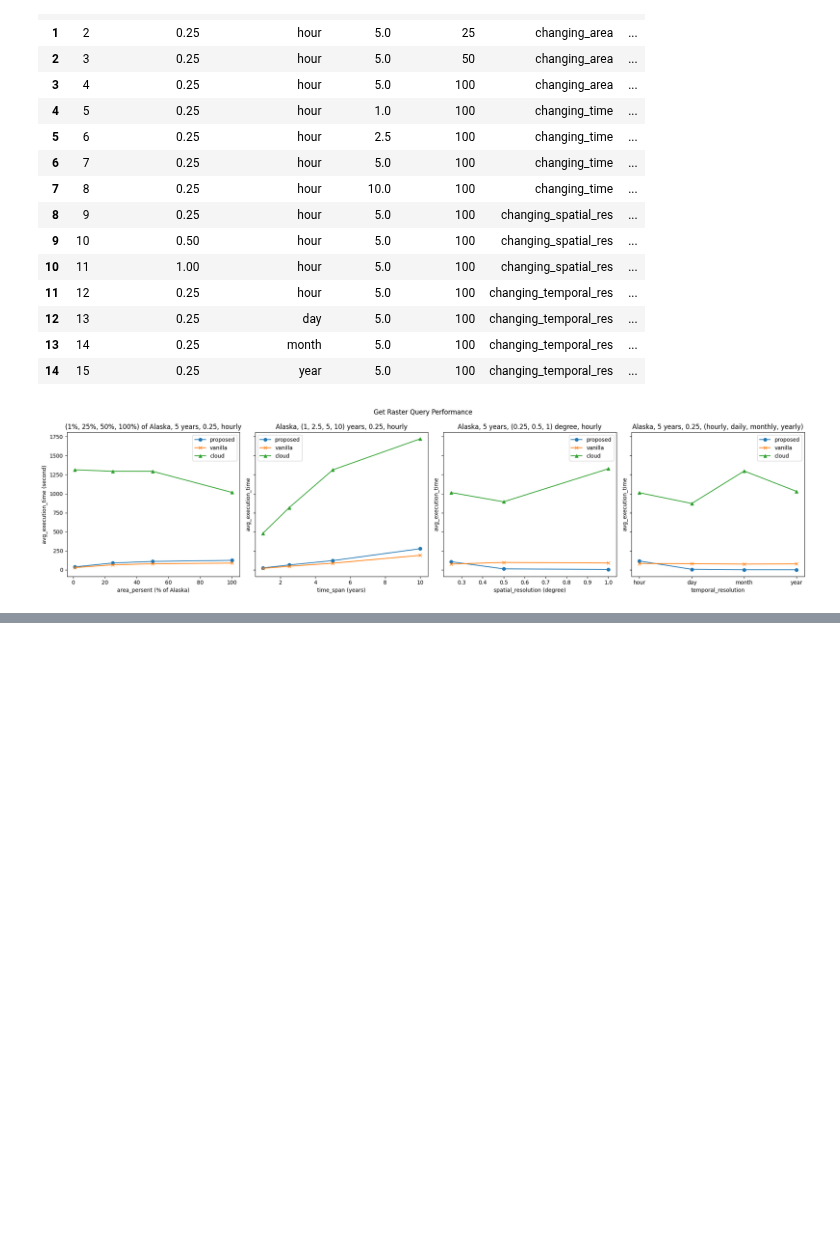
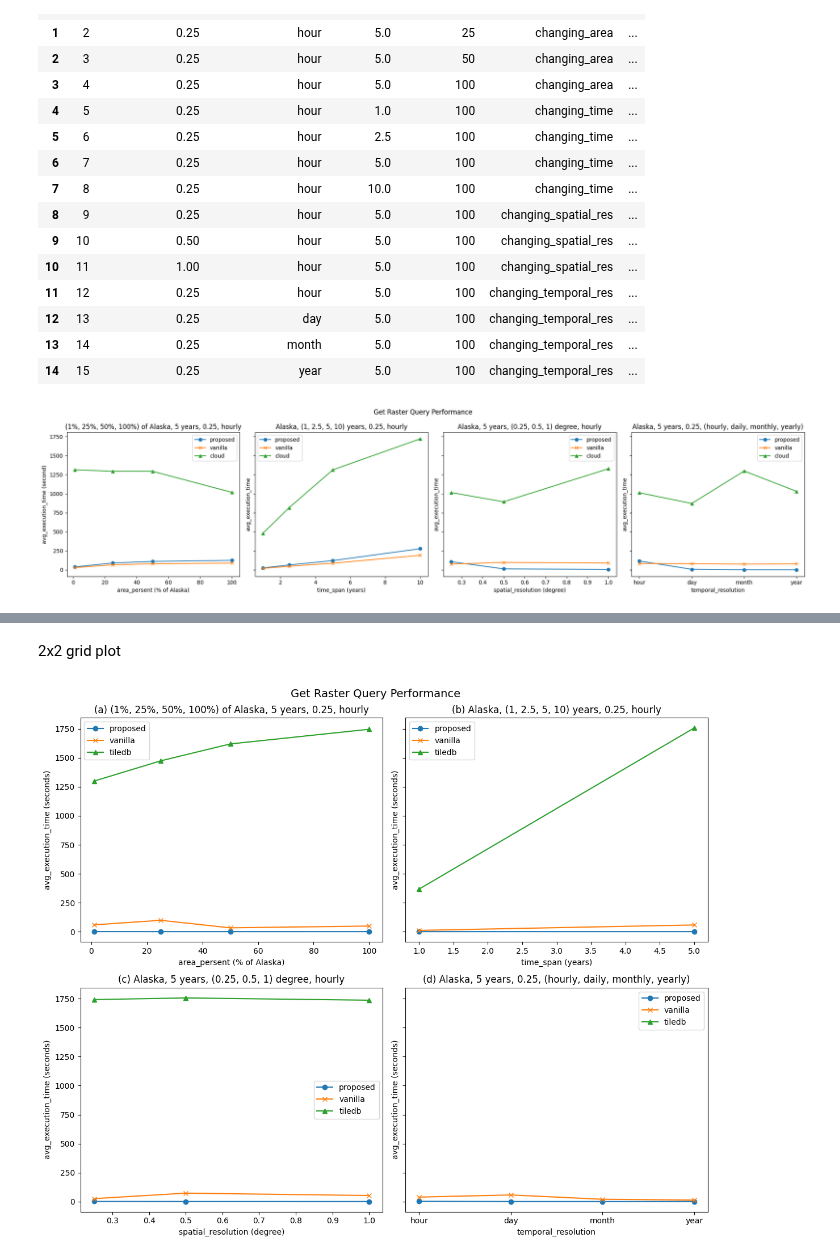
Before and after one commit to iharp3/experiment-kit, a Jupyter notebook: experiment/results/plot.ipynb, the cells around one changed output, grey strips where cells are left out. Saved outputs shown, nothing was run; the diff lists cells and outputs as text; code cells hidden in the pictures; blank space fills up the shorter version.

```diff
--- a/experiment/results/plot.ipynb
+++ b/experiment/results/plot.ipynb
@@ -135,0 +335,45 @@ df_tiledb
+# %% [markdown]
+2x2 grid plot
+# %%
+# INCLUDING CHANGINT TIME RESOLUTION FOR TILEDB
+
+import matplotlib.pyplot as plt
+
+fig, axs = plt.subplots(2, 2, figsize=(12, 10), sharey=True)
+
+titles = [
+    "(a) (1%, 25%, 50%, 100%) of Alaska, 5 years, 0.25, hourly",
+    "(b) Alaska, (1, 2.5, 5, 10) years, 0.25, hourly",
+    "(c) Alaska, 5 years, (0.25, 0.5, 1) degree, hourly",
+    "(d) Alaska, 5 years, 0.25, (hourly, daily, monthly, yearly)"
+]
+categories = ["changing_area", "changing_time", "changing_spatial_res", "changing_temporal_res"]
+x_labels = ["area_persent (% of Alaska)", "time_span (years)", "spatial_resolution (degree)", "temporal_resolution"]
+axs = axs.flatten()
+for i, (category, xlabel) in enumerate(zip(categories, x_labels)):
+    df_proposed_cat = df_proposed[df_proposed["category"] == category]
+    df_vanilla_cat = df_vanilla[df_vanilla["category"] == category]
+    df_tiledb_cat = df_tiledb[df_tiledb["category"] == category]
+
+    if category == "changing_area":
+        x_col = "area_persent"
+    elif category == "changing_time":
+        x_col = "time_span"
+    elif category == "changing_spatial_res":
+        x_col = "spatial_resolution"
+    else:  # "changing_temporal_res"
+        x_col = "temporal_resolution"
+
+    axs[i].plot(df_proposed_cat[x_col], df_proposed_cat["avg_execution_time"], label="proposed", marker="o")
+    axs[i].plot(df_vanilla_cat[x_col], df_vanilla_cat["avg_execution_time"], label="vanilla", marker="x")
+    axs[i].plot(df_tiledb_cat[x_col], df_tiledb_cat["avg_execution_time"], label="tiledb", marker="^")
+
+    axs[i].set_title(titles[i])
+    axs[i].set_xlabel(xlabel)
+    axs[i].set_ylabel("avg_execution_time (seconds)")
+    axs[i].legend()
+fig.suptitle("Get Raster Query Performance", fontsize=14)
+fig.tight_layout()
+plt.show()
+# %% [output]
+[figure, added]
```
Also changed, not shown: parts of 14 cells of this notebook, 1 other file.
